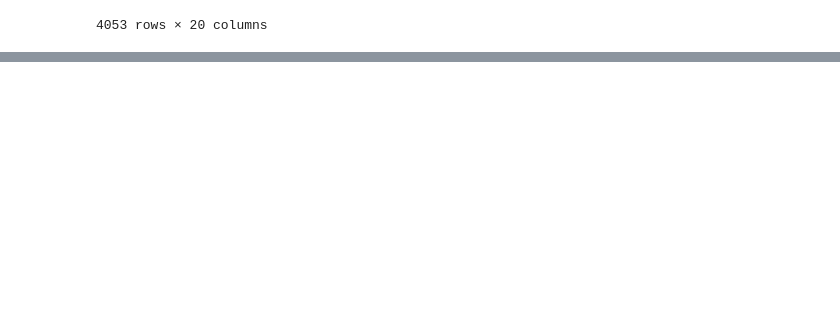
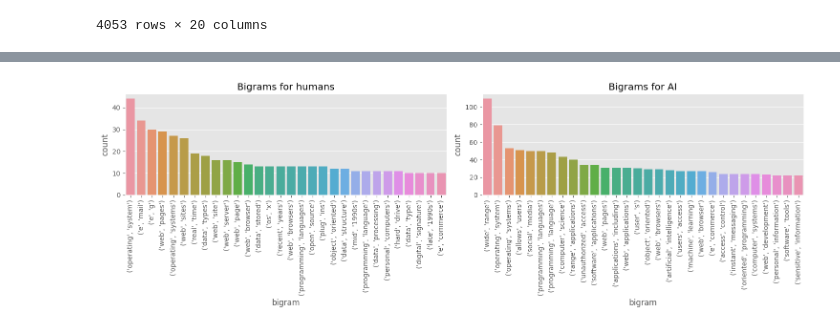
Before and after one commit to do3-173/FDS_Final, a Jupyter notebook: Eda_Preprocessing_features_C.ipynb, the cells around one changed output, grey strips where cells are left out. Saved outputs shown, nothing was run; the diff lists cells and outputs as text; code cells hidden in the pictures; blank space fills up the shorter version.

```diff
--- a/Eda_Preprocessing_features_C.ipynb
+++ b/Eda_Preprocessing_features_C.ipynb
@@ -357,0 +510,10 @@ data
+# %%
+def remove_punctuation(text):
+    return re.sub(r'[^a-zA-Z0-9]', ' ', text)
+
+data['article_clean'] = data.article_clean.apply(remove_punctuation)
+# %%
+def remove_extra_spaces(text):
+    return re.sub(r'^\s*|\s\s*', ' ', text).strip()
+
+data['article_clean'] = data.article_clean.apply(remove_extra_spaces)
@@ -357,0 +554,23 @@ data
+# %%
+humans = data[data['class']==0]
+corpus_humans = [word for i in humans.article_clean.str.split().values.tolist() for word in i]
+bigrams_humans = (pd.Series(nltk.ngrams(corpus_humans, 2)).value_counts())
+bigrams_df_h = bigrams_humans.reset_index()
+bigrams_df_h.columns = ['bigram', 'count']
+
+AI = data[data['class']==1]
+corpus_AI = [word for i in AI.article_clean.str.split().values.tolist() for word in i]
+bigrams_AI = (pd.Series(nltk.ngrams(corpus_AI, 2)).value_counts())
+bigrams_df_AI = bigrams_AI.reset_index()
+bigrams_df_AI.columns = ['bigram', 'count']
+
+fig, axes = plt.subplots(1,2, figsize = (15,5))
+sns.barplot(bigrams_df_h.head(30), x = 'bigram', y ='count', ax=axes[0]).set(title = 'Bigrams for humans')
+sns.barplot(bigrams_df_AI.head(30), x = 'bigram', y ='count', ax=axes[1]).set(title = 'Bigrams for AI')
+axes[0].tick_params(axis='x', rotation = 90)
+axes[1].tick_params(axis='x', rotation = 90)
+plt.tight_layout()
+
+# Look! AI has very high frequences while humans at max 40 but I still need to fix tha data :)
+# %% [output]
+[figure, added]
```
Also changed, not shown: parts of 50 cells of this notebook, 1 other file.
